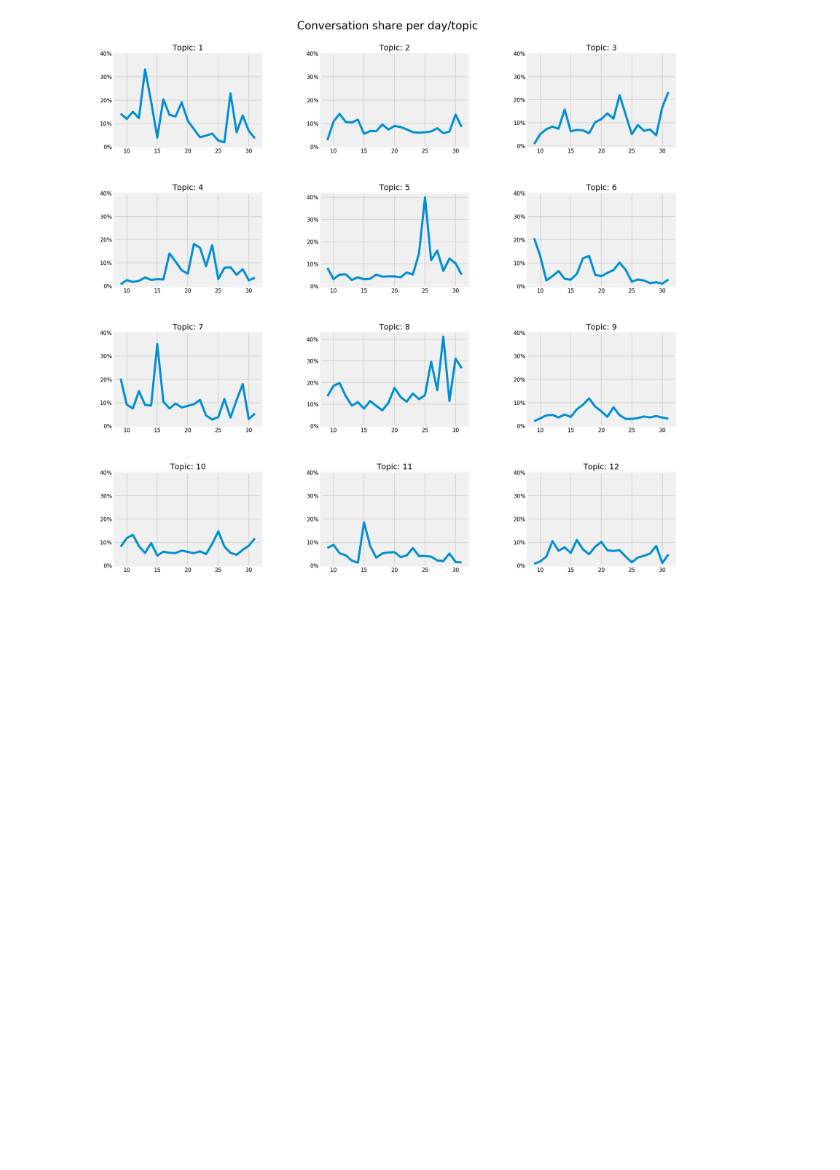
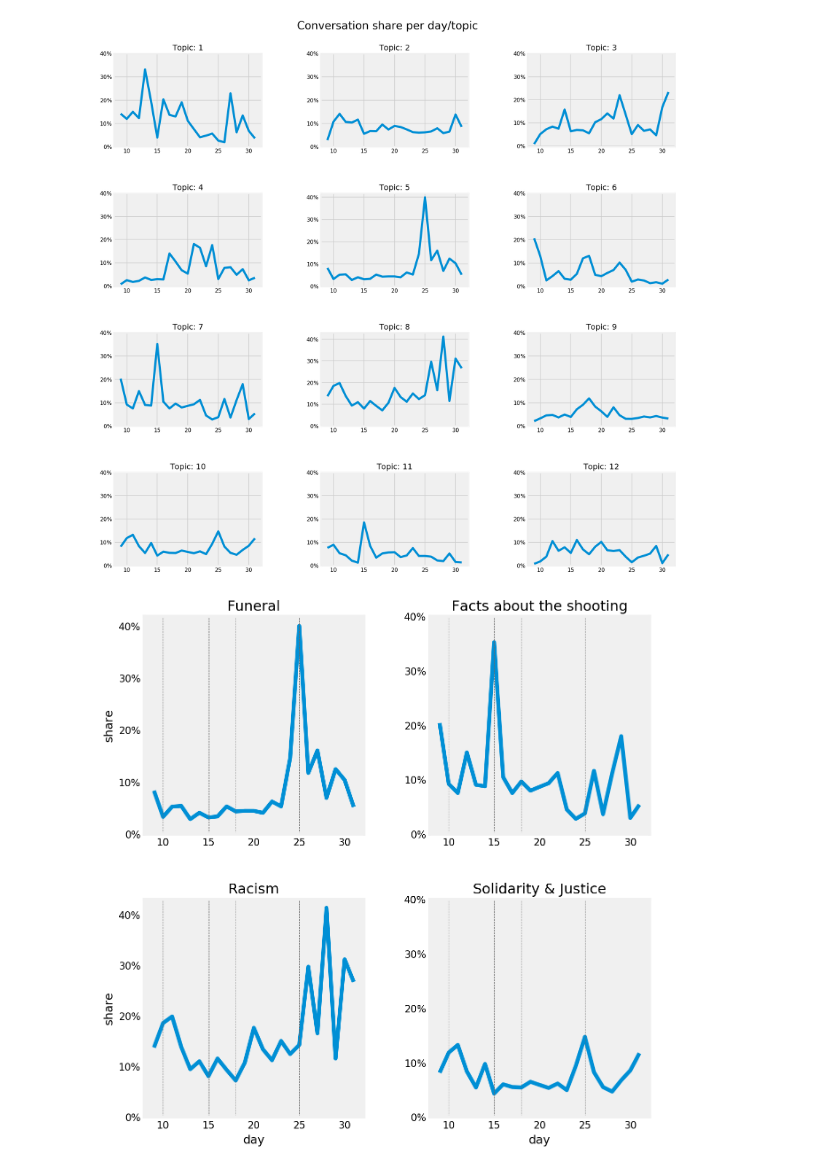
Before and after one commit to opardo/BlackLivesMatter, a Jupyter notebook: TopicModeling/ferguson_brown_topic_analysis.ipynb, the cells around one changed output. Saved outputs shown, nothing was run; the diff lists cells and outputs as text; code cells hidden in the pictures; blank space fills up the shorter version.

Commit message:
Plots for the poster.

```diff
--- a/TopicModeling/ferguson_brown_topic_analysis.ipynb
+++ b/TopicModeling/ferguson_brown_topic_analysis.ipynb
@@ -189,3 +189,44 @@ plt.suptitle('Conversation share per day/topic', fontsize=20)
 plt.show()
 # %% [output]
 [figure]
+# %%
+df_perc_ts = df_total_ts.apply(lambda x:x/np.sum(x), axis = 1)
+plt.rcParams["axes.grid"] = False
+fig, ax = plt.subplots(2,2,figsize=(8,8), dpi=160)
+days = list(df_perc_ts.index)
+topics = [5,7,8,10]
+index = 0
+
+events = {'Protests begin': 10,
+          "Officer's name is released": 15,
+          'National Guard ordered into Ferguson': 18,
+          'Funeral of Michael Brown': 25
+         }
+
+topic_names = {5: 'Funeral',
+               7: 'Facts about the shooting',
+               8: 'Racism',
+               10: 'Solidarity & Justice'
+              }
+
+for i in range(2):
+    for j in range(2):
+        topic = topics[index]
+        ax[i,j].plot(days, df_perc_ts[topic])
+        ax[i,j].set_yticks(np.arange(0,0.5,0.1))
+        ax[i,j].set_yticklabels([str(int(100*ytick)) + '%' for ytick in np.arange(0,0.5,0.1)])
+        ax[i,j].set_title(topic_names[topic])
+        if i == 1:
+            ax[i,j].set_xlabel('day')
+        if j == 0:
+            ax[i,j].set_ylabel('share')
+        index += 1
+        for event, day in events.items():
+            ax[i,j].axvline(x=day, lw=0.5, color='dimgrey', linestyle='dashed')
+
+fig.tight_layout()
+plt.subplots_adjust(wspace=0.3, hspace=0.3)
+#plt.suptitle('Conversation share per day/topic', fontsize=20)
+plt.show()
+# %% [output]
+[figure, added]
```
Also changed, not shown: parts of 2 cells of this notebook.
